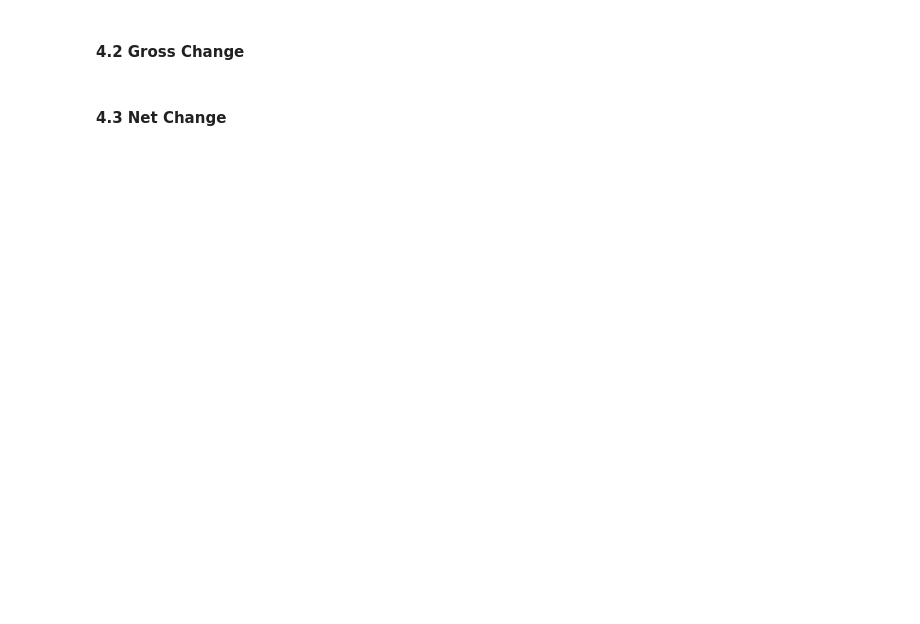
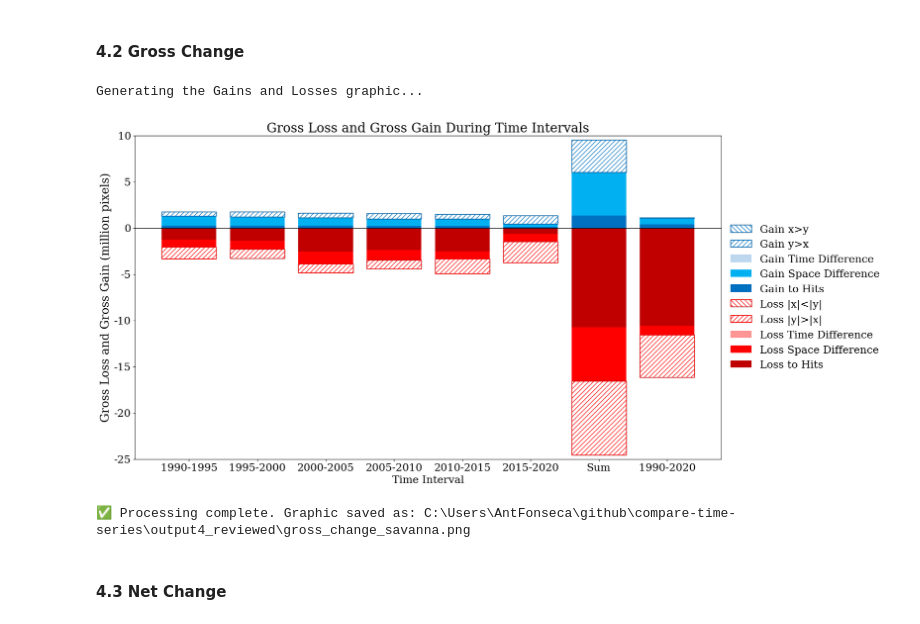
Before and after one commit to antoniovfonseca/compare-time-series, a Jupyter notebook: comparison-time-series-beta4.ipynb, the cells around one changed output. Drawn from its saved outputs; the diff is of its cells as text; code cells hidden in the pictures; blank space fills up the shorter version.

```diff
--- a/comparison-time-series-beta4.ipynb
+++ b/comparison-time-series-beta4.ipynb
@@ -583,7 +608,8 @@ sum_row_gross['Interval'] = 'Sum'
 plot_data_list.append(sum_row_gross)
 
 extent_row_gross = extent_results.copy()
-extent_row_gross['Interval'] = 'Extent'
+# FIX: Label for the total period changed to "0 to 2" as requested.
+extent_row_gross['Interval'] = f"{time_points[0]}-{time_points[-1]}"
 plot_data_list.append(extent_row_gross)
 
 df_plot = pd.DataFrame(plot_data_list).set_index('Interval')
@@ -592,8 +618,8 @@ df_plot = df_plot.fillna(0)
 # --- ensure renamed columns exist if upstream still used "Hit" ---
 df_plot = df_plot.rename(
     columns={
-        'Gain Hit': 'Gain Agreement',
-        'Loss Hit': 'Loss Agreement'
+        'Gain Hit': 'Gain to Hits',
+        'Loss Hit': 'Loss to Hits'
     }
 )
 
@@ -601,14 +627,14 @@ df_plot = df_plot.rename(
 labels = df_plot.index.tolist()
 
 gain_colors = {
-    'Agreement': '#0070C0',
+    'to Hits': '#0070C0',
     'Space Difference': '#00B0F0',
     'Time Difference': '#BDD7EE',
     'Miss': 'white',
     'False Alarm': 'white'
 }
 loss_colors = {
-    'Agreement': '#C00000',
+    'to Hits': '#C00000',
     'Space Difference': '#FF0000',
     'Time Difference': '#FF9696',
     'Miss': 'white',
@@ -617,22 +643,21 @@ loss_colors = {
 gain_hatch_color = '#0070C0'
 loss_hatch_color = '#FF0000'
 
-fig, ax = plt.subplots(figsize=(14, 8))
+fig, ax = plt.subplots(figsize=(18, 10))
 mpl.rcParams['font.family'] = 'serif'
 
 # --- plotting gains ---
 bottom_gain = np.zeros(len(labels))
-for comp in ["Agreement", "Space Difference", "Time Difference", "Miss", "False Alarm"]:
+for comp in ["to Hits", "Space Difference", "Time Difference", "Miss", "False Alarm"]:
     # choose display label for legend
     if comp == "Miss":
-        disp = "y<x"  # presence/gain condition
+        disp = "x>y"  # presence/gain condition
     elif comp == "False Alarm":
-        disp = "x>y"  # presence/gain condition
+        disp = "y>x"  # presence/gain condition
     else:
         disp = comp
 
-    # column key (note: Miss/False Alarm remain in data column names)
-    col = f"Gain {comp}" if comp in ["Agreement", "Space Difference", "Time Difference"] else f"Gain {comp}"
+    col = f"Gain {comp}"
     data = df_plot[col].values
 
     if comp in ["Miss", "False Alarm"]:
@@ -668,16 +693,16 @@ for comp in ["Agreement", "Space Difference", "Time Difference", "Miss", "False
 
 # --- plotting losses ---
 bottom_loss = np.zeros(len(labels))
-for comp in ["Agreement", "Space Difference", "Time Difference", "Miss", "False Alarm"]:
+for comp in ["to Hits", "Space Difference", "Time Difference", "Miss", "False Alarm"]:
     # choose display label for legend
     if comp == "Miss":
-        disp = "|y|<|x|"  # loss condition
+        disp = "|x|<|y|"  # loss condition
     elif comp == "False Alarm":
-        disp = "|x|>|y|"  # loss condition
+        disp = "|y|>|x|"  # loss condition
     else:
         disp = comp
 
-    col = f"Loss {comp}" if comp in ["Agreement", "Space Difference", "Time Difference"] else f"Loss {comp}"
+    col = f"Loss {comp}"
     data = df_plot[col].values
 
     if comp in ["Miss", "False Alarm"]:
@@ -712,9 +737,20 @@ for comp in ["Agreement", "Space Difference", "Time Difference", "Miss", "False
     bottom_loss += data
 
 # --- final graphic settings ---
-ax.axhline(0, color='black', linewidth=0.8)
-ax.set_title('Gross Loss and Gain During Time Intervals', fontsize=14)
-ax.set_xlabel('Time Interval', fontsize=12)
+ax.axhline(0,
+           color='black',
+           linewidth=0.8
+           )
+ax.set_title('Gross Loss and Gross Gain During Time Intervals',
+           fontsize=22
+           )
+ax.set_xlabel('Time Interval',
+              fontsize=18
+              )
+ax.tick_params(axis='both',
+               which='major',
+               labelsize=18
+               )
 
 # =============================================================================
 # --- y-axis scale settings (choose one option) ---
@@ -722,14 +758,14 @@ ax.set_xlabel('Time Interval', fontsize=12)
 
 # --- Option 1: For 'toy_data' or data with small values ---
 # ax.set_ylim(-6, 6)
-# ax.set_ylabel('Gross Loss and Gross Gain', fontsize=12)
+# ax.set_ylabel('Gross Loss and Gross Gain', fontsize=18)
 
 # # --- Option 2: For real data with large values (e.g., MapBiomas) ---
 def millions_formatter(y, pos):
     return f'{y / 1_000_000:.0f}'
 ax.yaxis.set_major_formatter(FuncFormatter(millions_formatter))
 ax.set_ylim(-25_000_000, 10_000_000)
-ax.set_ylabel('Gross Loss and Gross Gain (Million pixels)', fontsize=12)
+ax.set_ylabel('Gross Loss and Gross Gain (million pixels)', fontsize=20)
 
 # =============================================================================
 
@@ -738,52 +774,57 @@ handles, labels_list = ax.get_legend_handles_labels()
 legend_dict = dict(zip(labels_list, handles))
 
 # custom patches for hatched entries with new math labels already used above
-legend_dict['Gain y<x'] = (
+legend_dict['Gain x>y'] = (
     mpatches.Patch(facecolor='white', edgecolor='black'),
     mpatches.Patch(facecolor='none', edgecolor=gain_hatch_color, hatch='\\\\\\')
 )
-legend_dict['Gain x>y'] = (
+legend_dict['Gain y>x'] = (
     mpatches.Patch(facecolor='white', edgecolor='black'),
     mpatches.Patch(facecolor='none', edgecolor=gain_hatch_color, hatch='///')
 )
-legend_dict['Loss |y|<|x|'] = (
+legend_dict['Loss |x|<|y|'] = (
     mpatches.Patch(facecolor='white', edgecolor='black'),
     mpatches.Patch(facecolor='none', edgecolor=loss_hatch_color, hatch='\\\\\\')
 )
-legend_dict['Loss |x|>|y|'] = (
+legend_dict['Loss |y|>|x|'] = (
     mpatches.Patch(facecolor='white', edgecolor='black'),
     mpatches.Patch(facecolor='none', edgecolor=loss_hatch_color, hatch='///')
 )
 
 order = [
-    'Gain y<x', 'Gain x>y', 'Gain Time Difference',
-    'Gain Space Difference', 'Gain Agreement',
-    'Loss |y|<|x|', 'Loss |x|>|y|', 'Loss Time Difference',
-    'Loss Space Difference', 'Loss Agreement'
+    'Gain x>y', 'Gain y>x', 'Gain Time Difference',
+    'Gain Space Difference', 'Gain to Hits',
+    'Loss |x|<|y|', 'Loss |y|>|x|', 'Loss Time Difference',
+    'Loss Space Difference', 'Loss to Hits'
 ]
 
 ordered_handles = [legend_dict.get(label) for label in order if label in legend_dict]
 ordered_labels = [label for label in order if label in legend_dict]
 
 legend = ax.legend(
     handles=ordered_handles,
     labels=ordered_labels,
     loc='center left',
+    fontsize=18,
     bbox_to_anchor=(1, 0.5),
     frameon=False,
     alignment='left'
 )
 legend.get_title().set_ha('left')
 for text in legend.get_texts():
     text.set_ha('left')
 
 # --- save the graphic ---
 output_filename = f'gross_change_{class_name}.png'
 final_path = os.path.join(output_path, output_filename)
 
 plt.savefig(final_path, dpi=300, bbox_inches='tight')
 plt.show()
 
 print(f"\n✅ Processing complete. Graphic saved as: {final_path}")
+# %% [output]
+Generating the Gains and Losses graphic...
+[figure, added]
+✅ Processing complete. Graphic saved as: C:\Users\AntFonseca\github\compare-time-series\output4_reviewed\gross_change_savanna.png
 # %% [markdown]
 #### 4.3 Net Change
```
Also changed, not shown: parts of 7 cells of this notebook, 9 other files.
